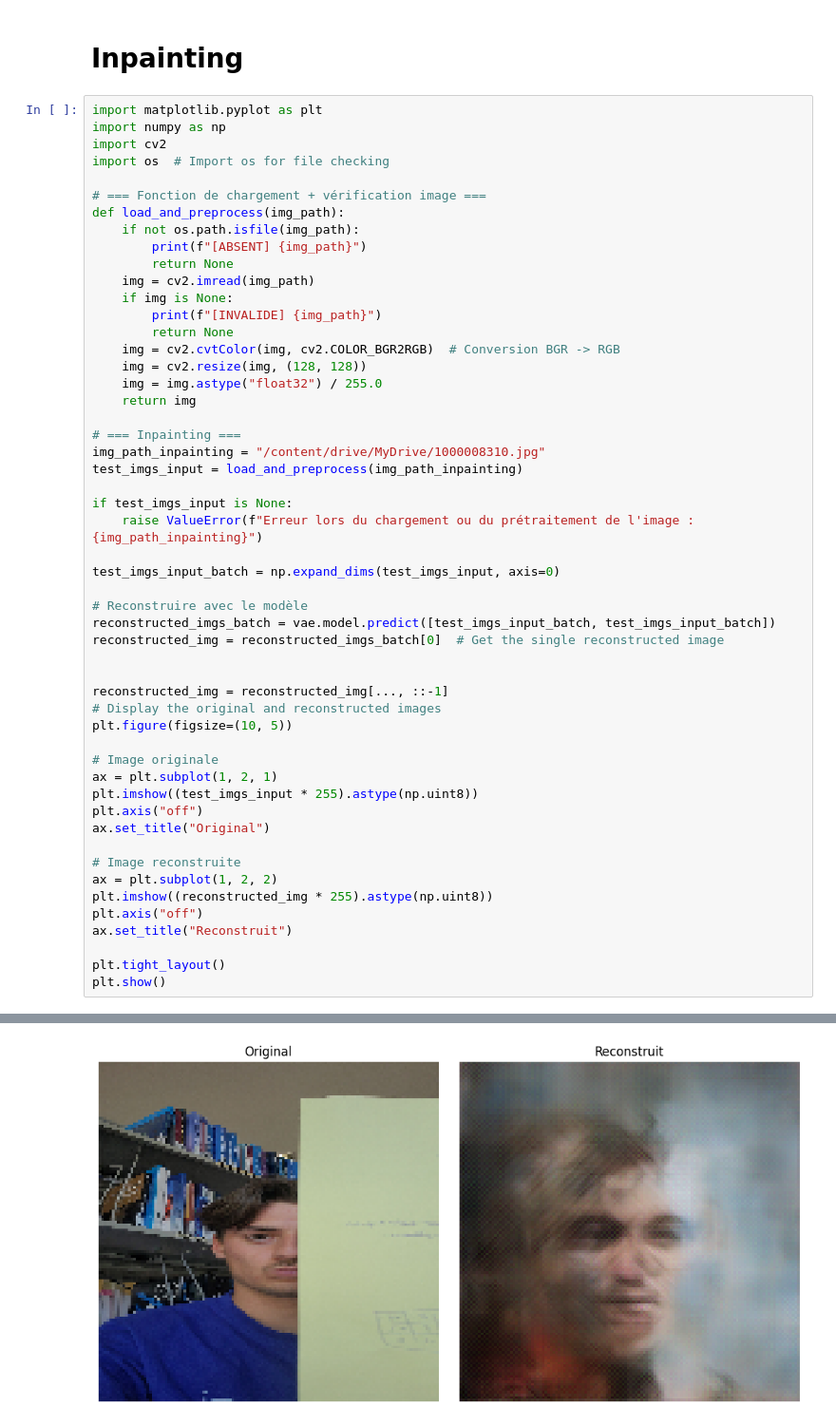
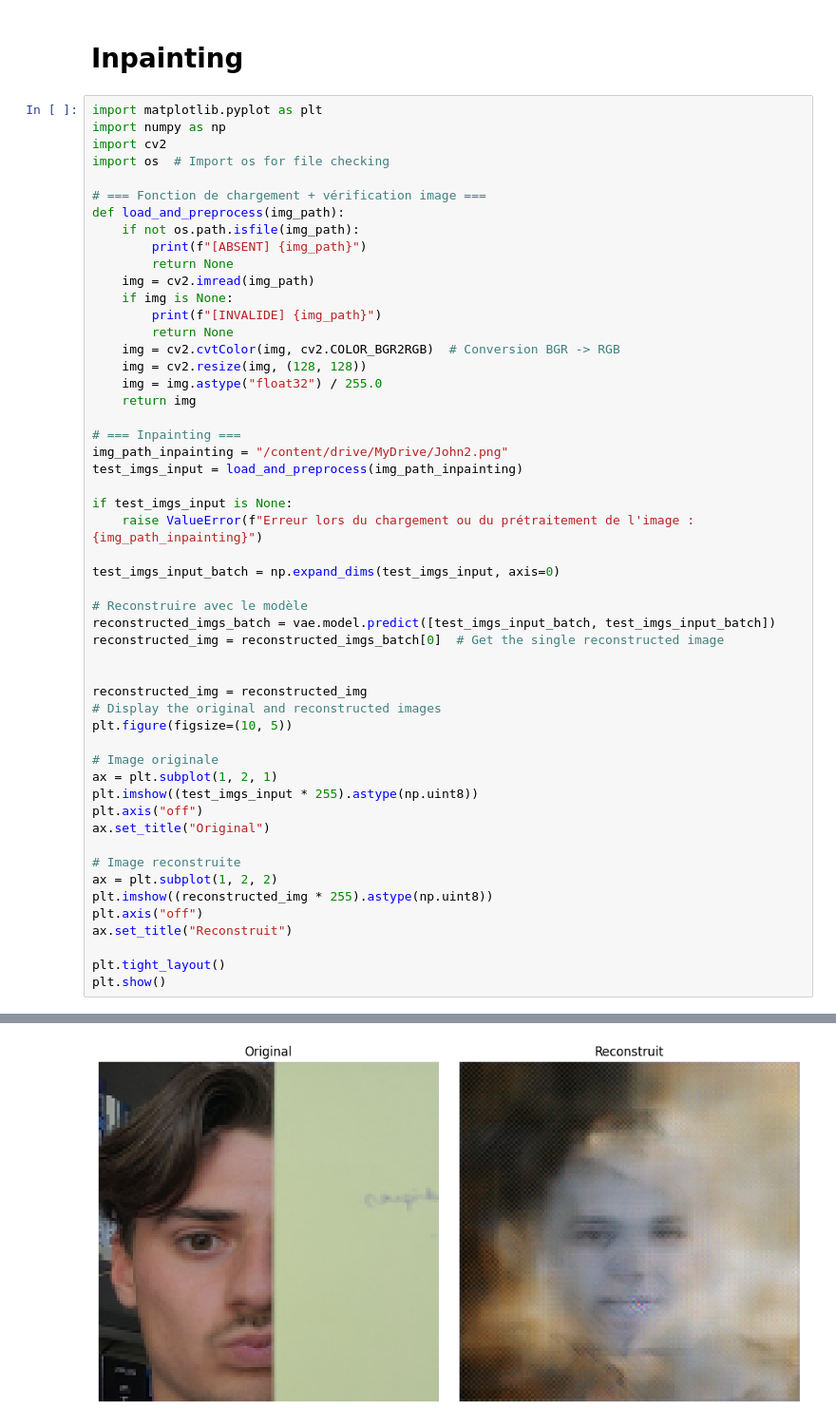
Before and after one commit to djakesa/AE-VAE-GAN-CelebA, a Jupyter notebook: morphing_smile.ipynb, the cells around one changed output, grey strips where cells are left out. Shown at 95% size. Cells and saved outputs as stored; diff of their text form.

```diff
--- a/morphing_smile.ipynb
+++ b/morphing_smile.ipynb
@@ -556,7 +556,7 @@ def load_and_preprocess(img_path):
     return img
 
 # === Inpainting ===
-img_path_inpainting = "/content/drive/MyDrive/1000008310.jpg"
+img_path_inpainting = "/content/drive/MyDrive/John2.png"
 test_imgs_input = load_and_preprocess(img_path_inpainting)
 
 if test_imgs_input is None:
@@ -569,7 +569,7 @@ reconstructed_imgs_batch = vae.model.predict([test_imgs_input_batch, test_imgs_i
 reconstructed_img = reconstructed_imgs_batch[0]  # Get the single reconstructed image
 
 
-reconstructed_img = reconstructed_img[..., ::-1]
+reconstructed_img = reconstructed_img
 # Display the original and reconstructed images
 plt.figure(figsize=(10, 5))
 
@@ -592 +592 @@ plt.show()
-[figure, old version]
+[figure, new version]
```
Also changed, not shown: parts of 1 cell of this notebook.
